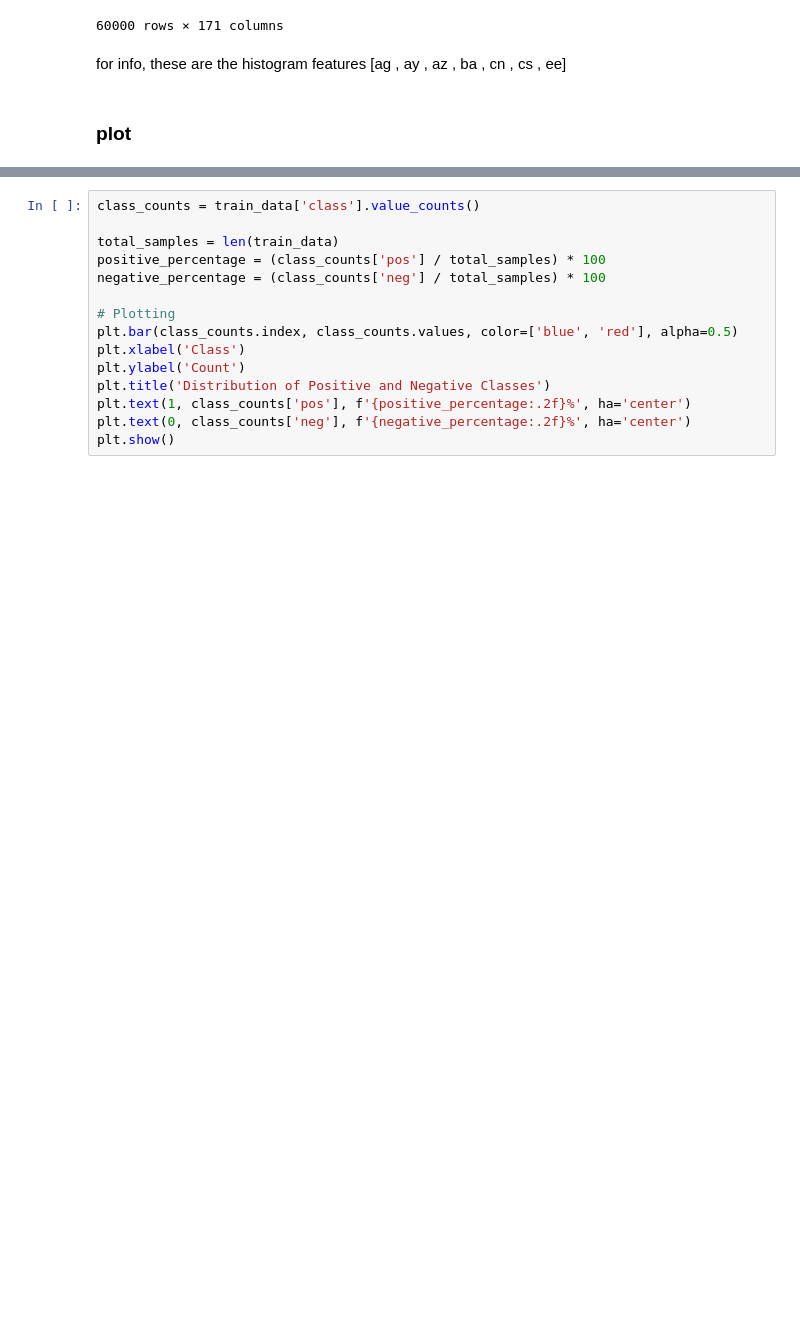
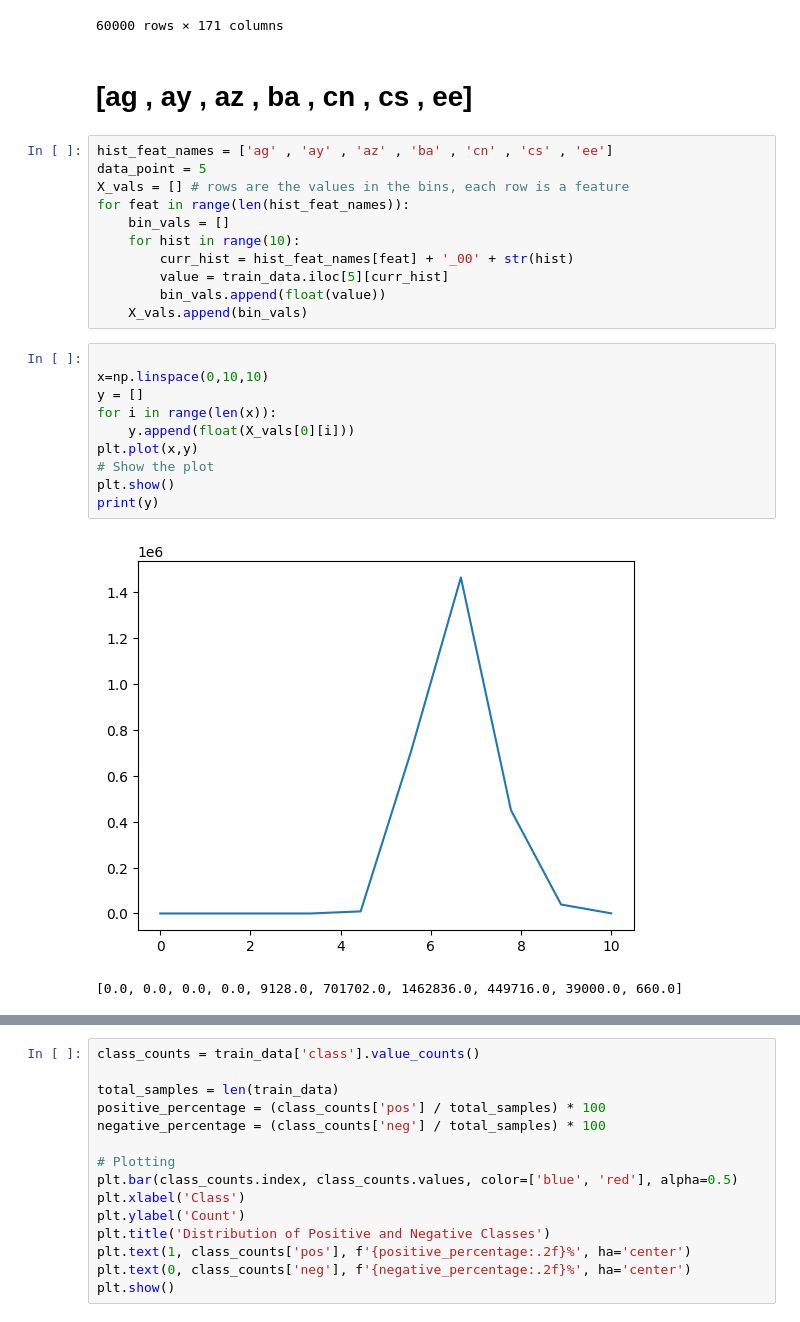
Before and after one commit to vougioukakis/scania-trucks-failure-prediction, a Jupyter notebook: code.ipynb, the cells around one changed output, grey strips where cells are left out. Saved outputs shown, nothing was run; the diff lists cells and outputs as text; blank space fills up the shorter version.

```diff
--- a/code.ipynb
+++ b/code.ipynb
@@ -41,6 +62,28 @@ train_data
 | 59999 | neg | 40222 | na | 698 | 628 | 0 | 0 | 0 | 0 | 0 | ... | ... |
 60000 rows × 171 columns
 # %% [markdown]
-for info, these are the histogram features [ag , ay , az , ba , cn , cs , ee]
+#  [ag , ay , az , ba , cn , cs , ee]
-# %% [markdown]
-### plot
+# %%
+hist_feat_names = ['ag' , 'ay' , 'az' , 'ba' , 'cn' , 'cs' , 'ee']
+data_point = 5
+X_vals = [] # rows are the values in the bins, each row is a feature
+for feat in range(len(hist_feat_names)):
+    bin_vals = []
+    for hist in range(10):
+        curr_hist = hist_feat_names[feat] + '_00' + str(hist)
+        value = train_data.iloc[5][curr_hist]
+        bin_vals.append(float(value))
+    X_vals.append(bin_vals)
+# %%
+
+x=np.linspace(0,10,10)
+y = []
+for i in range(len(x)):
+    y.append(float(X_vals[0][i]))
+plt.plot(x,y)
+# Show the plot
+plt.show()
+print(y)
+# %% [output]
+[figure, added]
+[0.0, 0.0, 0.0, 0.0, 9128.0, 701702.0, 1462836.0, 449716.0, 39000.0, 660.0]
```
Also changed, not shown: parts of 40 cells of this notebook, 1 other file.
